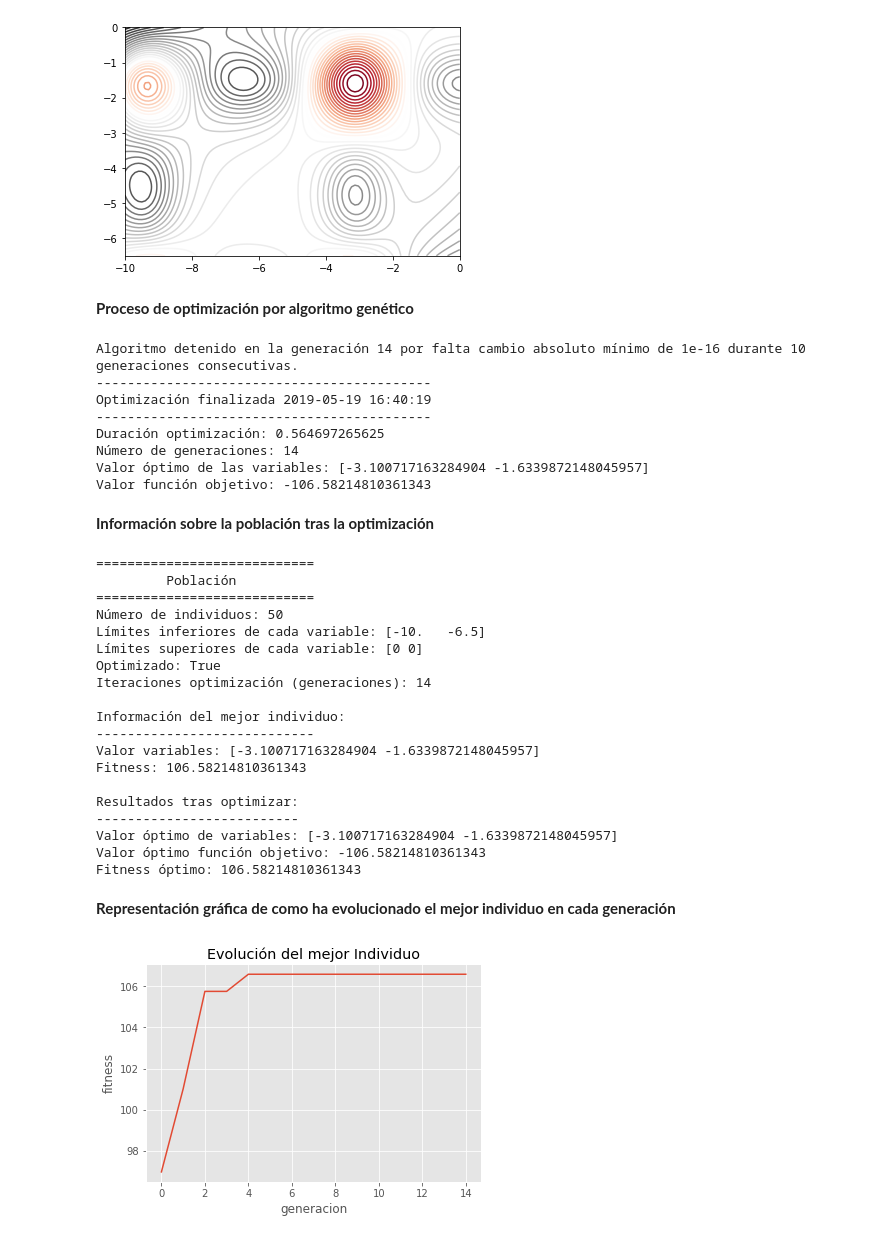
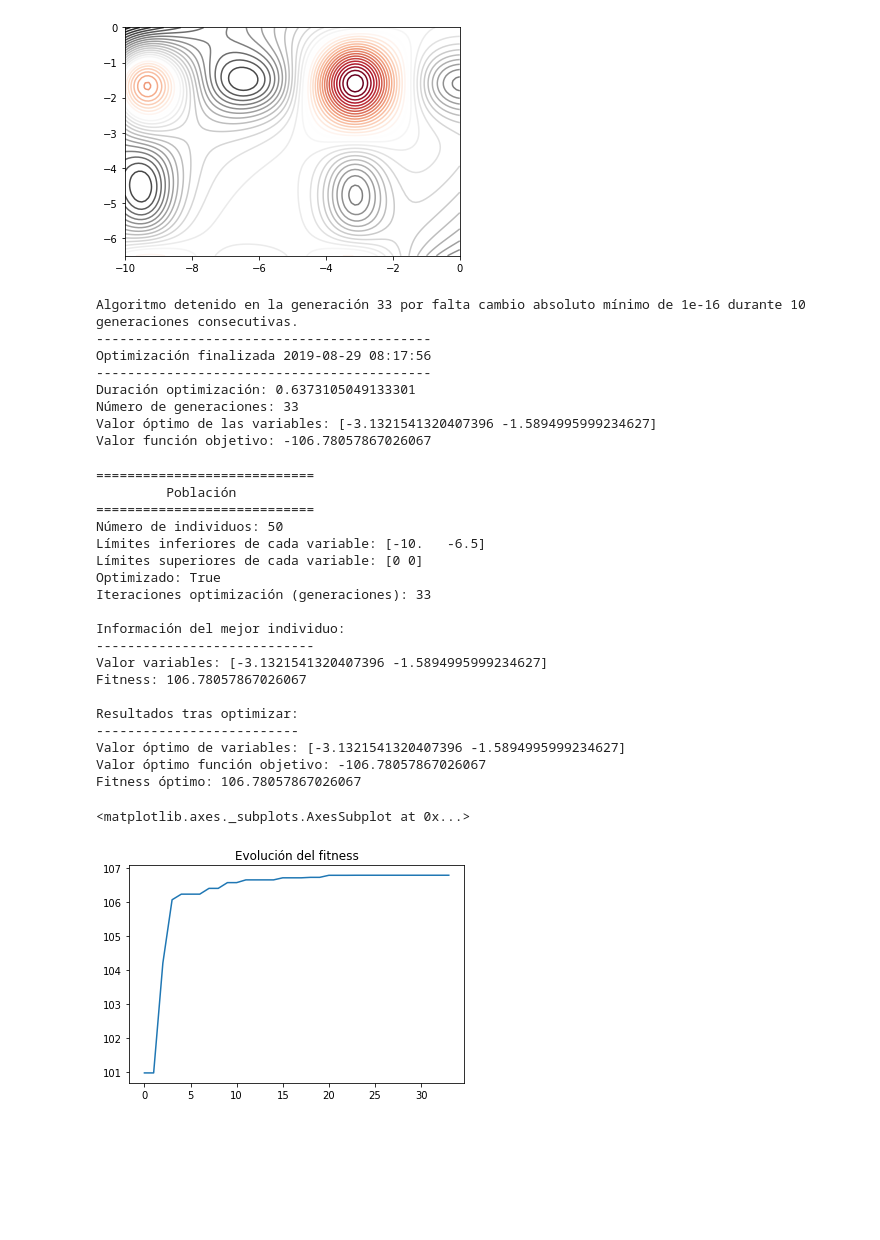
Before and after one commit to JoaquinAmatRodrigo/optimizacion_GA_python, a Jupyter notebook: optimizacion_GA.ipynb, the cells around one changed output. Cells and saved outputs as stored; diff of their text form; code cells hidden in the pictures; blank space fills up the shorter version.

```diff
--- a/optimizacion_GA.ipynb
+++ b/optimizacion_GA.ipynb
@@ -534,7 +536,7 @@ class Individuo:
                                 high=1,
                                 size=self.n_variables
                              )
-        posiciones_mutadas = posiciones_mutadas > prob_mut
+        posiciones_mutadas = posiciones_mutadas < prob_mut
 
         # MODIFICACIÓN DE LOS VALORES DE LAS VARIABLES SELECCIONADAS
         #-----------------------------------------------------------------------
@@ -2102,8 +2077,6 @@ plt.contour(x_0, x_1, z, 35, cmap='RdGy')
 # %% [output]
 <matplotlib.contour.QuadContourSet at 0x...>
 [figure]
-# %% [markdown]
-**Proceso de optimización por algoritmo genético**
 # %%
 poblacion = Poblacion(
                 n_individuos = 50,
@@ -2118,8 +2091,8 @@ poblacion.optimizar(
     optimizacion       = "minimizar",
     n_generaciones     = 250,
     metodo_seleccion   = "tournament",
-    elitismo           = 0.1,
-    prob_mut           = 0.01,
+    elitismo           = 0.01,
+    prob_mut           = 0.1,
     distribucion       = "uniforme",
     media_distribucion = 1,
     sd_distribucion    = 1,
@@ -2131,16 +2104,14 @@ poblacion.optimizar(
     verbose            = False
 )
 # %% [output]
-Algoritmo detenido en la generación 14 por falta cambio absoluto mínimo de 1e-16 durante 10 generaciones consecutivas.
+Algoritmo detenido en la generación 33 por falta cambio absoluto mínimo de 1e-16 durante 10 generaciones consecutivas.
 -------------------------------------------
-Optimización finalizada 2019-05-19 16:40:19
+Optimización finalizada 2019-08-29 08:17:56
 -------------------------------------------
-Duración optimización: 0.564697265625
-Número de generaciones: 14
-Valor óptimo de las variables: [-3.100717163284904 -1.6339872148045957]
-Valor función objetivo: -106.58214810361343
+Duración optimización: 0.6373105049133301
+Número de generaciones: 33
+Valor óptimo de las variables: [-3.1321541320407396 -1.5894995999234627]
+Valor función objetivo: -106.78057867026067
-# %% [markdown]
-**Información sobre la población tras la optimización**
 # %%
 poblacion
 # %% [output]
@@ -2151,28 +2122,21 @@ Número de individuos: 50
 Límites inferiores de cada variable: [-10.   -6.5]
 Límites superiores de cada variable: [0 0]
 Optimizado: True
-Iteraciones optimización (generaciones): 14
+Iteraciones optimización (generaciones): 33
 
 Información del mejor individuo:
 ----------------------------
-Valor variables: [-3.100717163284904 -1.6339872148045957]
-Fitness: 106.58214810361343
+Valor variables: [-3.1321541320407396 -1.5894995999234627]
+Fitness: 106.78057867026067
 
 Resultados tras optimizar:
 --------------------------
-Valor óptimo de variables: [-3.100717163284904 -1.6339872148045957]
-Valor óptimo función objetivo: -106.58214810361343
-Fitness óptimo: 106.58214810361343
+Valor óptimo de variables: [-3.1321541320407396 -1.5894995999234627]
+Valor óptimo función objetivo: -106.78057867026067
+Fitness óptimo: 106.78057867026067
-# %% [markdown]
-**Representación gráfica de como ha evolucionado el mejor individuo en cada generación**
 # %%
 # Evolución de la optimización
-plt.style.use('ggplot')
-fig, ax = plt.subplots()
-poblacion.resultados_df.plot(x = "generacion",
-                             y = "mejor_fitness",
-                             ax= ax)
-ax.set(title='Evolución del mejor Individuo', xlabel='generacion', ylabel='fitness')
-ax.legend().set_visible(False)
+poblacion.resultados_df['mejor_fitness'].plot(title = "Evolución del fitness")
 # %% [output]
+<matplotlib.axes._subplots.AxesSubplot at 0x...>
-[figure, old version]
+[figure, new version]
```
Also changed, not shown: parts of 32 cells of this notebook.
